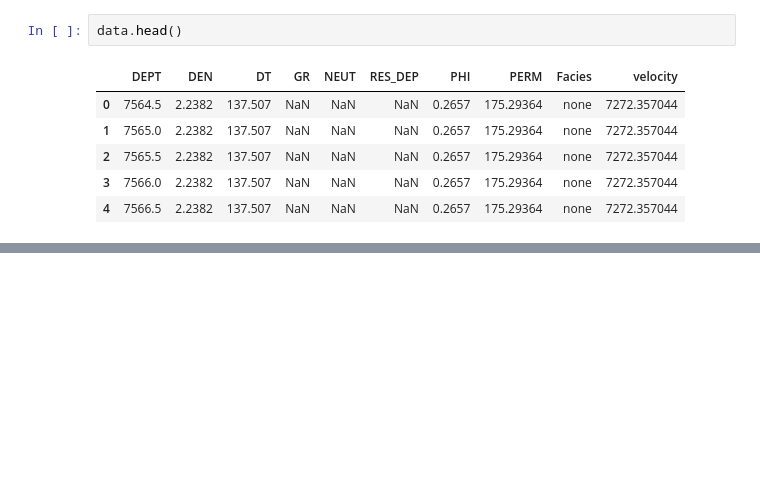
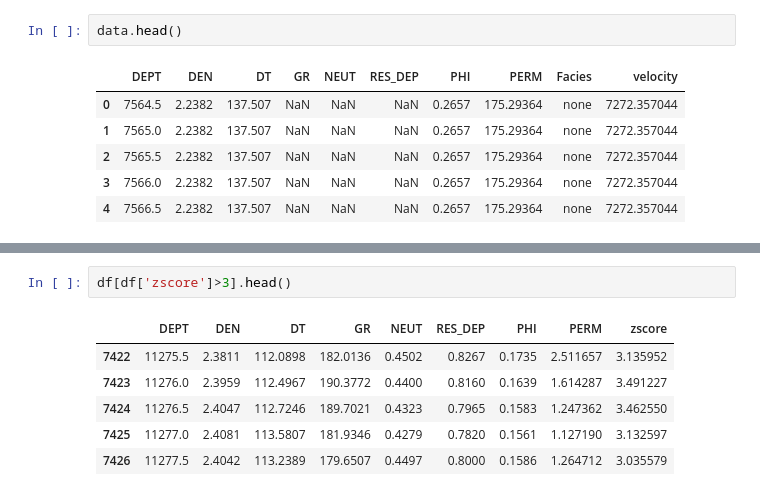
Before and after one commit to Egbetimmy/MSc-Project, a Jupyter notebook: data engineering.ipynb, the cells around one changed output, grey strips where cells are left out. Drawn from its saved outputs; the diff is of its cells as text; blank space fills up the shorter version.

```diff
--- a/data engineering.ipynb
+++ b/data engineering.ipynb
@@ -112,0 +174,9 @@ data.head()
+# %%
+df[df['zscore']>3].head()
+# %% [output]
+|  | DEPT | DEN | DT | GR | NEUT | RES_DEP | PHI | PERM | zscore |
+| 7422 | 11275.5 | 2.3811 | 112.0898 | 182.0136 | 0.4502 | 0.8267 | 0.1735 | 2.511657 | 3.135952 |
+| 7423 | 11276.0 | 2.3959 | 112.4967 | 190.3772 | 0.4400 | 0.8160 | 0.1639 | 1.614287 | 3.491227 |
+| 7424 | 11276.5 | 2.4047 | 112.7246 | 189.7021 | 0.4323 | 0.7965 | 0.1583 | 1.247362 | 3.462550 |
+| 7425 | 11277.0 | 2.4081 | 113.5807 | 181.9346 | 0.4279 | 0.7820 | 0.1561 | 1.127190 | 3.132597 |
+| 7426 | 11277.5 | 2.4042 | 113.2389 | 179.6507 | 0.4497 | 0.8000 | 0.1586 | 1.264712 | 3.035579 |
```
Also changed, not shown: parts of 15 cells of this notebook.
